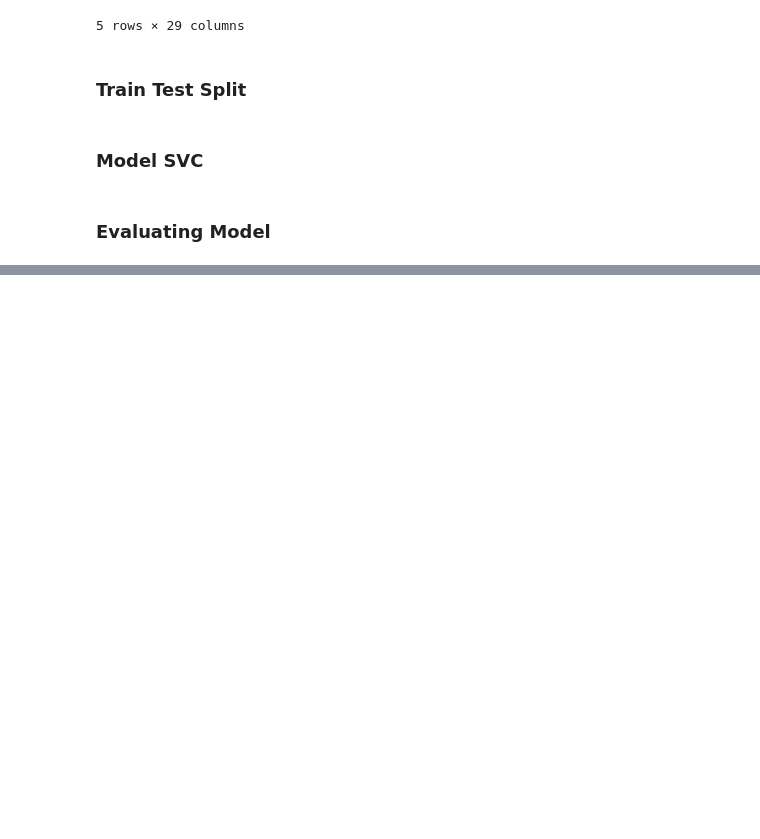
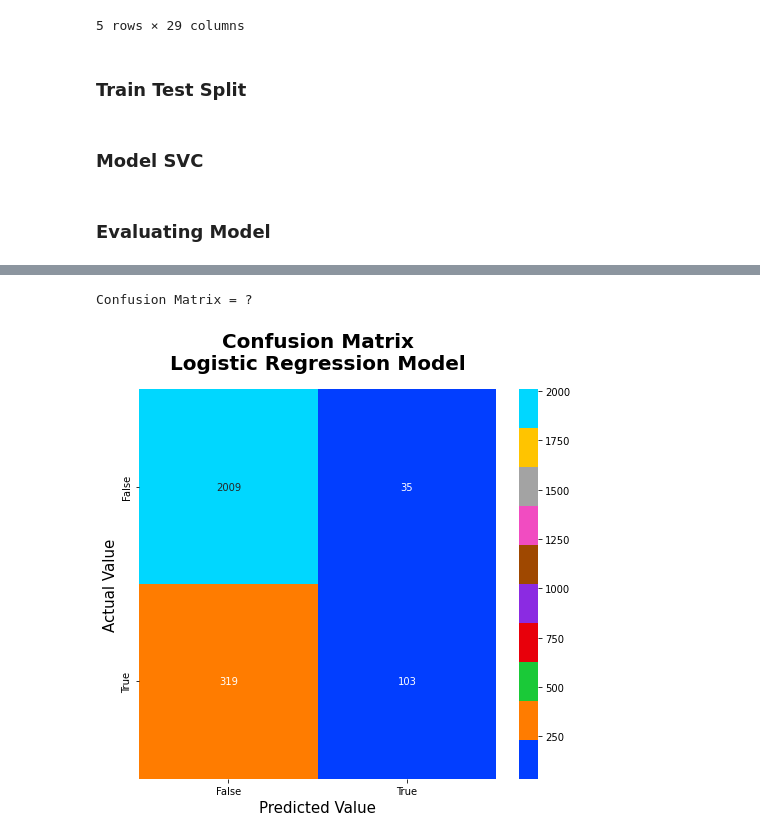
Before and after one commit to UsepSyaikalArifin/DQLab-Academy-Course-Online, a Jupyter notebook: Kelas Fundamental 2/Machine Learning With Python for Beginner/Jupyter Notebook/main.ipynb, the cells around one changed output, grey strips where cells are left out. Saved outputs shown, nothing was run; the diff lists cells and outputs as text; code cells hidden in the pictures; blank space fills up the shorter version.

```diff
--- a/Kelas Fundamental 2/Machine Learning With Python for Beginner/Jupyter Notebook/main.ipynb
+++ b/Kelas Fundamental 2/Machine Learning With Python for Beginner/Jupyter Notebook/main.ipynb
@@ -797,0 +872,8 @@ plt.show()
+# %%
+object_columns = model_logreg_dataset.columns[model_logreg_dataset.dtypes == "object"].to_list()
+
+for column in object_columns:
+    LE = LabelEncoder()
+    model_logreg_dataset[column] = LE.fit_transform(model_logreg_dataset[column])
+    print(LE.classes_)
+    print(sorted(model_logreg_dataset[column].unique()))
@@ -797,0 +885,11 @@ plt.show()
+# %%
+X = model_logreg_dataset.drop(["Revenue"], axis=1)
+y = model_logreg_dataset["Revenue"]
+# %%
+X_train, X_test, y_train, y_test = train_test_split(X, y, test_size=0.2, random_state=0)
+# %%
+from sklearn.linear_model import LogisticRegression
+
+model_logreg = LogisticRegression(max_iter=300)
+model_logreg = model_logreg.fit(X_train, y_train)
+y_predict_logreg = model_logreg.predict(X_test)
@@ -797,0 +908,18 @@ plt.show()
+# %%
+print("Confusion Matrix = ?")
+cm_model_logreg = confusion_matrix(y_test, y_predict_logreg)
+cm_model_logreg = pd.DataFrame(cm_model_logreg)
+
+cmap = sns.color_palette("bright", as_cmap=True)
+fig, axs = plt.subplots(figsize=(7,7))
+sns.heatmap(cm_model_logreg, annot=True, fmt="d", cmap=cmap, ax=axs)
+axs.set_title("Confusion Matrix\nLogistic Regression Model", fontsize=20, fontweight="bold", pad=20)
+axs.set_xticklabels(["False","True"])
+axs.set_xlabel("Predicted Value", fontsize=15)
+axs.set_yticklabels(["False","True"])
+axs.set_ylabel("Actual Value", fontsize=15)
+plt.tight_layout()
+plt.show()
+# %% [output]
+Confusion Matrix = ?
+[figure, added]
```
Also changed, not shown: parts of 49 cells of this notebook.
